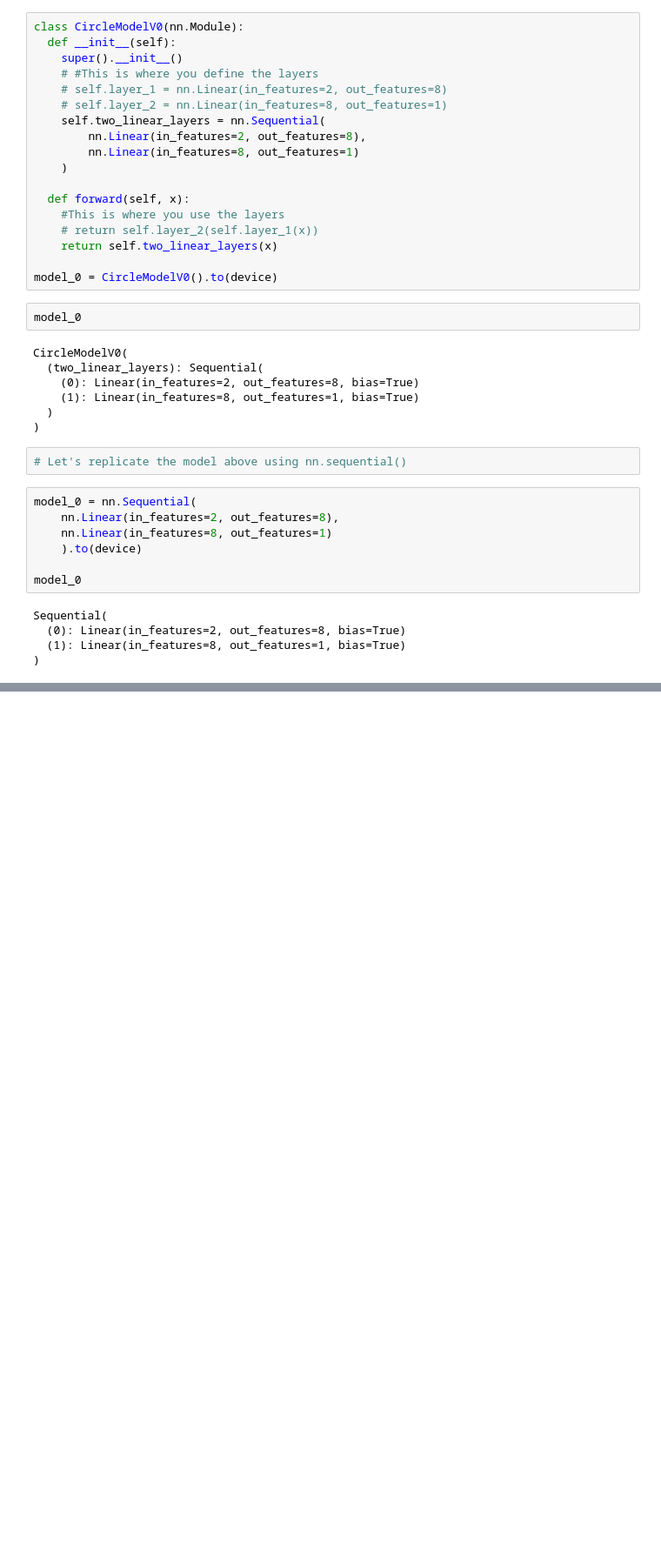
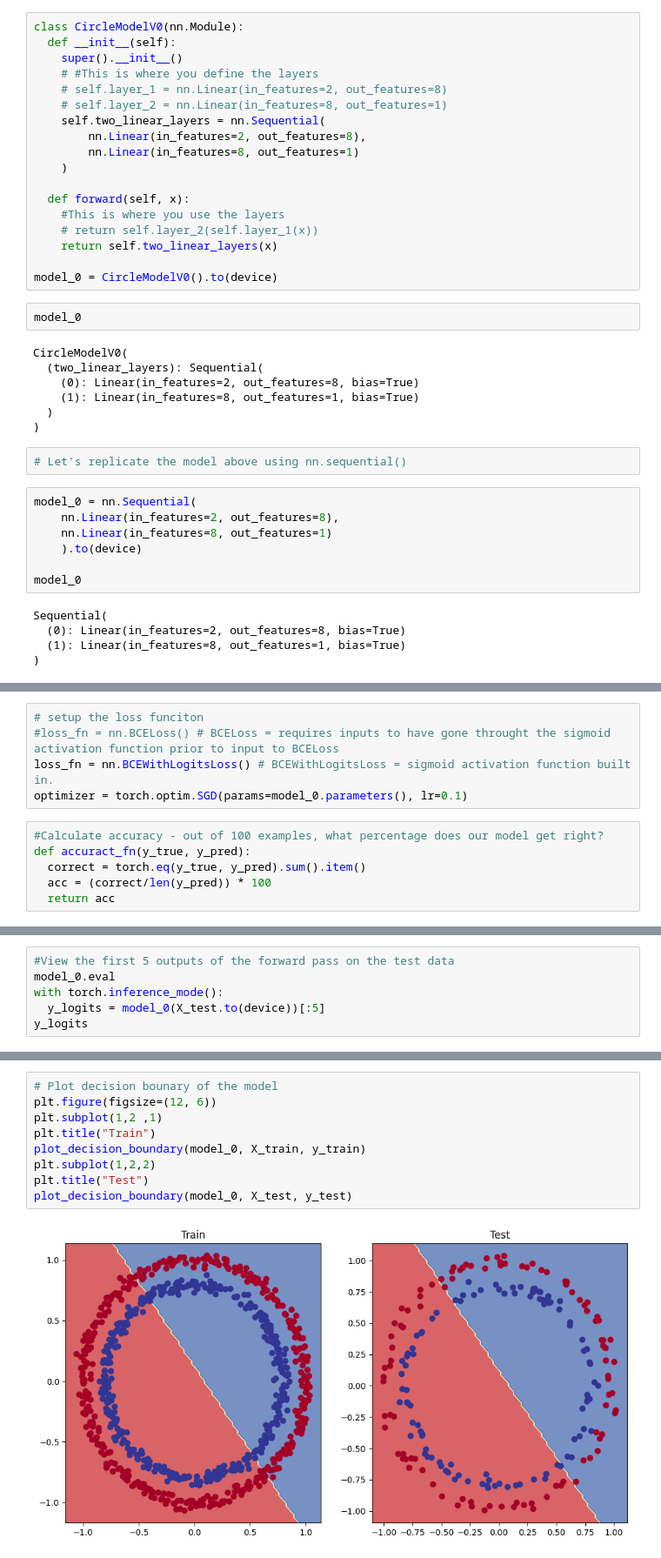
Before and after one commit to samuelj1323/ML_Learning, a Jupyter notebook: 02_pytorch_classification.ipynb, the cells around one changed output, grey strips where cells are left out. Shown at 87% size. Saved outputs shown, nothing was run; the diff lists cells and outputs as text; blank space fills up the shorter version.

```diff
--- a/02_pytorch_classification.ipynb
+++ b/02_pytorch_classification.ipynb
@@ -189,0 +206,11 @@ Length of test samples: 200, shape: torch.Size([200, 2])
+# %%
+# setup the loss funciton
+#loss_fn = nn.BCELoss() # BCELoss = requires inputs to have gone throught the sigmoid activation function prior to input to BCELoss
+loss_fn = nn.BCEWithLogitsLoss() # BCEWithLogitsLoss = sigmoid activation function built in.
+optimizer = torch.optim.SGD(params=model_0.parameters(), lr=0.1)
+# %%
+#Calculate accuracy - out of 100 examples, what percentage does our model get right?
+def accuract_fn(y_true, y_pred):
+  correct = torch.eq(y_true, y_pred).sum().item()
+  acc = (correct/len(y_pred)) * 100
+  return acc
@@ -189,0 +231,6 @@ Length of test samples: 200, shape: torch.Size([200, 2])
+# %%
+#View the first 5 outputs of the forward pass on the test data
+model_0.eval
+with torch.inference_mode():
+  y_logits = model_0(X_test.to(device))[:5]
+y_logits
@@ -189,0 +367,11 @@ Length of test samples: 200, shape: torch.Size([200, 2])
+# %%
+# Plot decision bounary of the model
+plt.figure(figsize=(12, 6))
+plt.subplot(1,2 ,1)
+plt.title("Train")
+plot_decision_boundary(model_0, X_train, y_train)
+plt.subplot(1,2,2)
+plt.title("Test")
+plot_decision_boundary(model_0, X_test, y_test)
+# %% [output]
+[figure, added]
```
Also changed, not shown: parts of 15 cells of this notebook.
